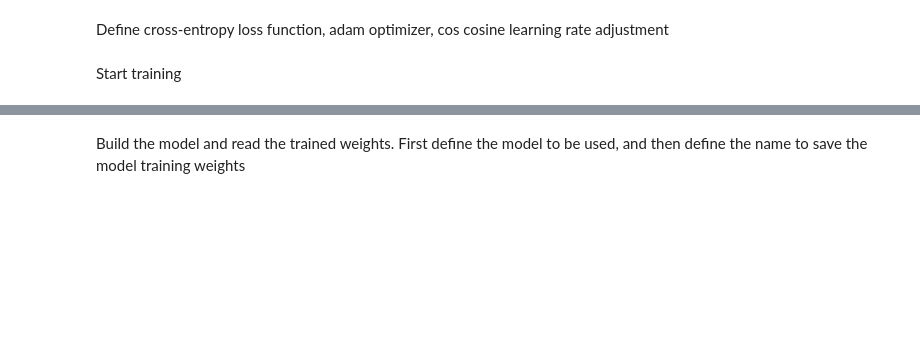
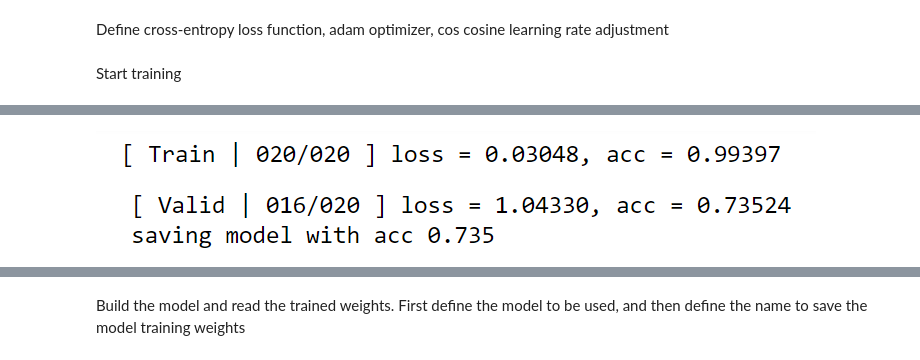
Before and after one commit to heiyumoxue/ase_resnet, a Jupyter notebook: ASEresnet18.ipynb, the cells around one changed output, grey strips where cells are left out. Saved outputs shown, nothing was run; the diff lists cells and outputs as text; code cells hidden in the pictures; blank space fills up the shorter version.

```diff
--- a/ASEresnet18.ipynb
+++ b/ASEresnet18.ipynb
@@ -228,3 +260,11 @@ for epoch in tqdm(range(n_epochs)):
+# %%
+Image("20epochtrain.PNG")
+# %% [output]
+[figure, added]
+# %%
+Image("20epochvalid.PNG")
+# %% [output]
+[figure, added]
 # %%
 # ------ Complete subplot functions in the following lines -------
 plt.figure(figsize=(15, 10))
```
Also changed, not shown: parts of 21 cells of this notebook, 7 other files.
